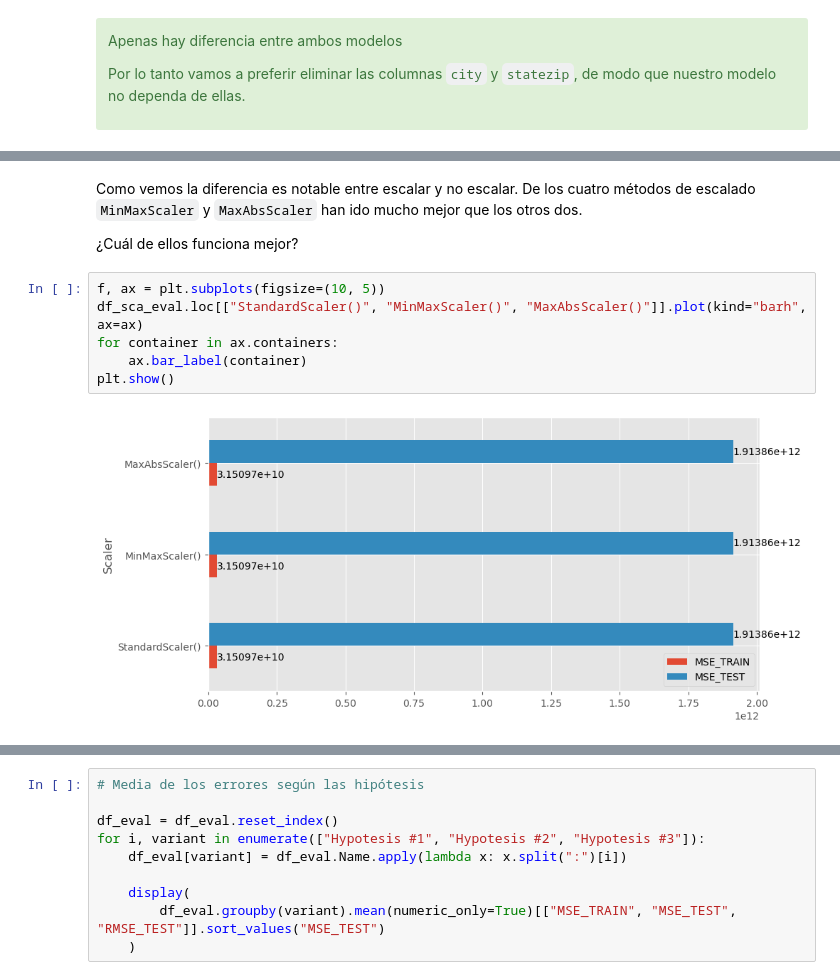
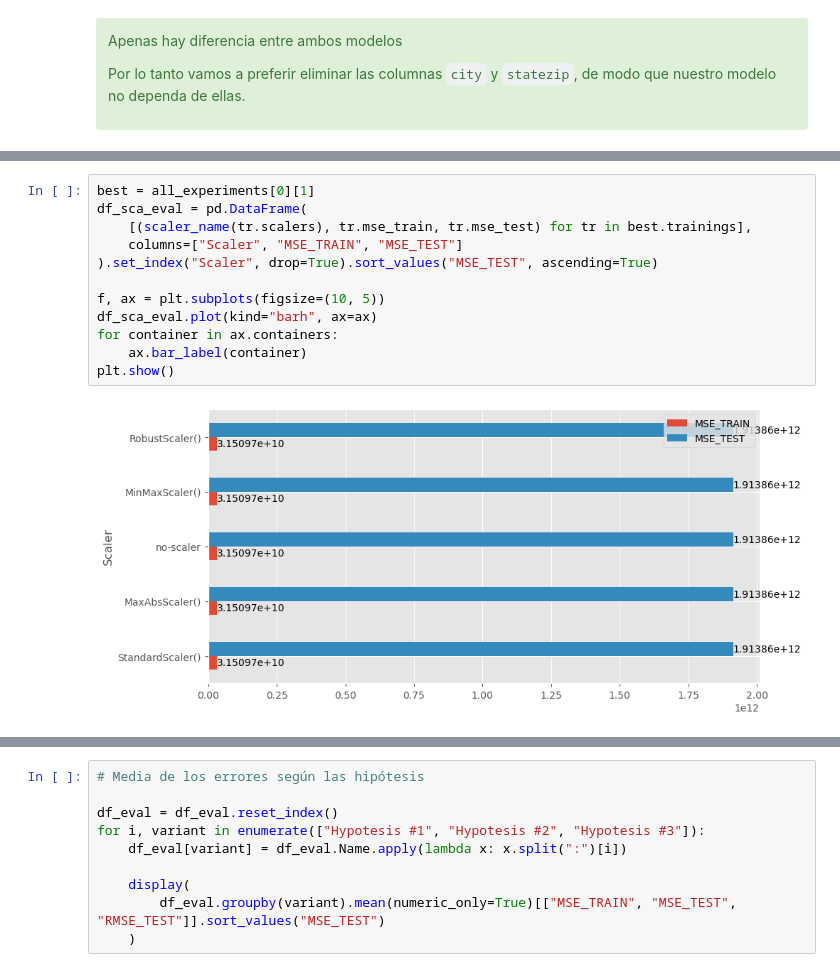
Before and after one commit to tuxsy/iebs-master-data-science, a Jupyter notebook: m02/project/m02-project-housedata-price-prediction.ipynb, the cells around one changed output, grey strips where cells are left out. Cells and saved outputs as stored; diff of their text form.

```diff
--- a/m02/project/m02-project-housedata-price-prediction.ipynb
+++ b/m02/project/m02-project-housedata-price-prediction.ipynb
@@ -1147,12 +1129,14 @@ plt.tight_layout(pad=2.0)
-# %% [markdown]
-Como vemos la diferencia es notable entre escalar y no escalar. De los cuatro métodos de escalado `MinMaxScaler` y `MaxAbsScaler` han ido mucho mejor que los otros dos.
-
-¿Cuál de ellos funciona mejor?
 # %%
+best = all_experiments[0][1]
+df_sca_eval = pd.DataFrame(
+    [(scaler_name(tr.scalers), tr.mse_train, tr.mse_test) for tr in best.trainings],
+    columns=["Scaler", "MSE_TRAIN", "MSE_TEST"]
+).set_index("Scaler", drop=True).sort_values("MSE_TEST", ascending=True)
+
 f, ax = plt.subplots(figsize=(10, 5))
-df_sca_eval.loc[["StandardScaler()", "MinMaxScaler()", "MaxAbsScaler()"]].plot(kind="barh", ax=ax)
+df_sca_eval.plot(kind="barh", ax=ax)
 for container in ax.containers:
     ax.bar_label(container)
 plt.show()
 # %% [output]
-[figure, old version]
+[figure, new version]
```
Also changed, not shown: parts of 5 cells of this notebook.
